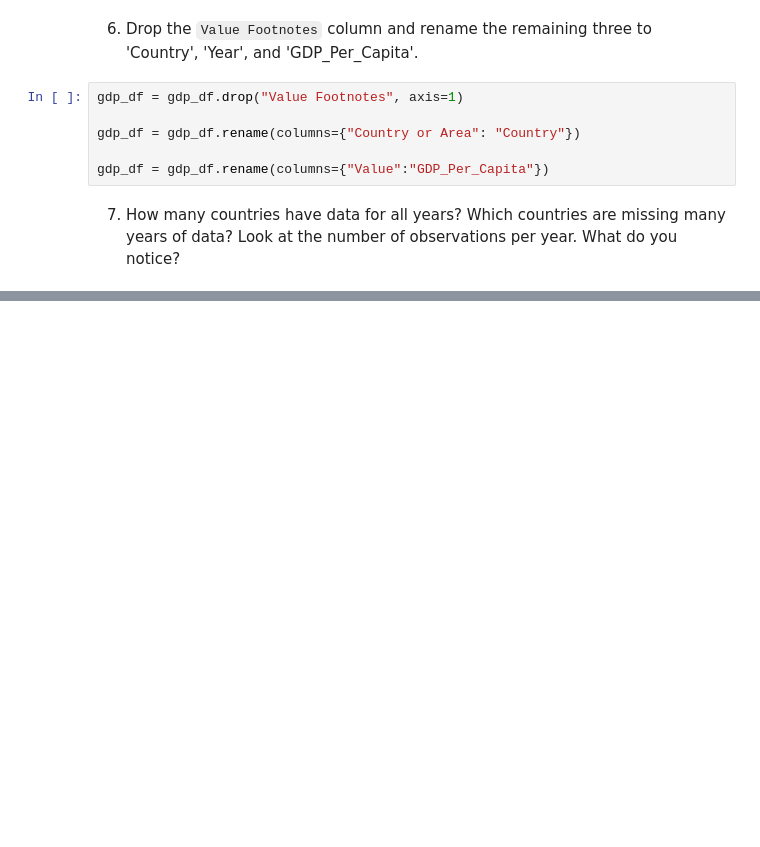
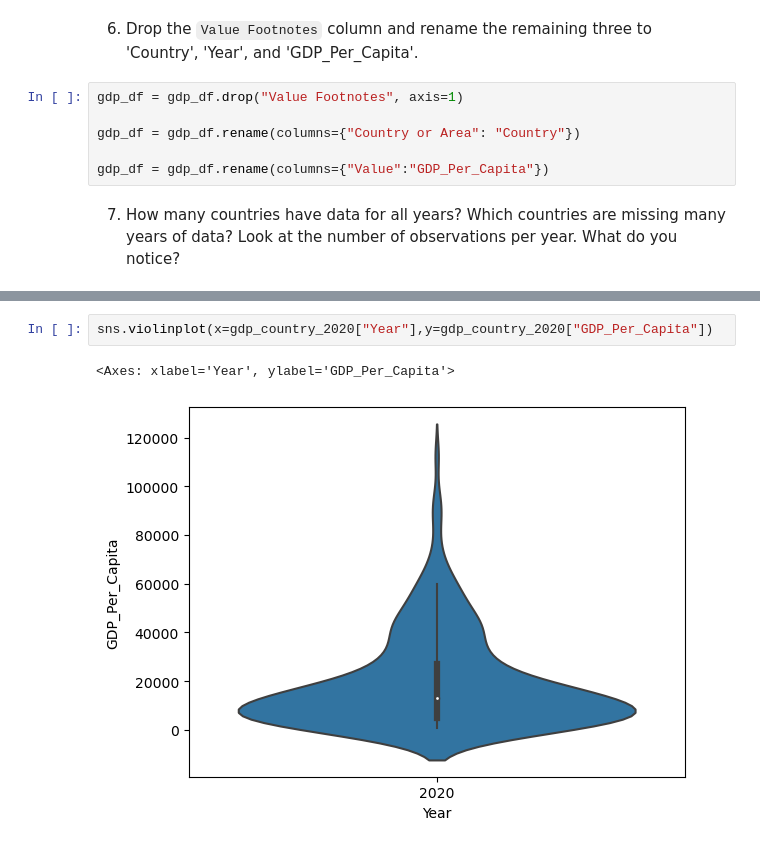
Before and after one commit to NSS-Data-Analytics-Cohort-8/gdp-and-internet-usage-wesiswes629, a Jupyter notebook: notebooks/un_gdp.ipynb, the cells around one changed output, grey strips where cells are left out. Saved outputs shown, nothing was run; the diff lists cells and outputs as text; blank space fills up the shorter version.

```diff
--- a/notebooks/un_gdp.ipynb
+++ b/notebooks/un_gdp.ipynb
@@ -66,0 +94,5 @@ There are 37 countries with missing years.
+# %%
+sns.violinplot(x=gdp_country_2020["Year"],y=gdp_country_2020["GDP_Per_Capita"])
+# %% [output]
+<Axes: xlabel='Year', ylabel='GDP_Per_Capita'>
+[figure, added]
```
Also changed, not shown: parts of 7 cells of this notebook.
